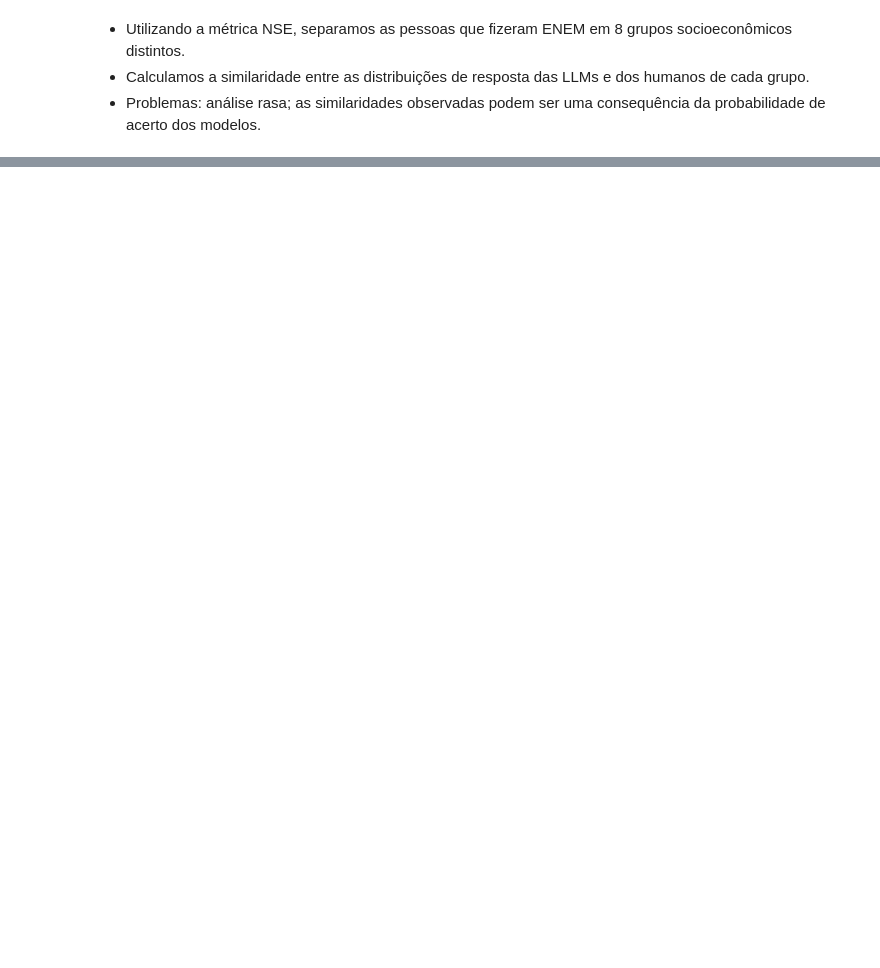
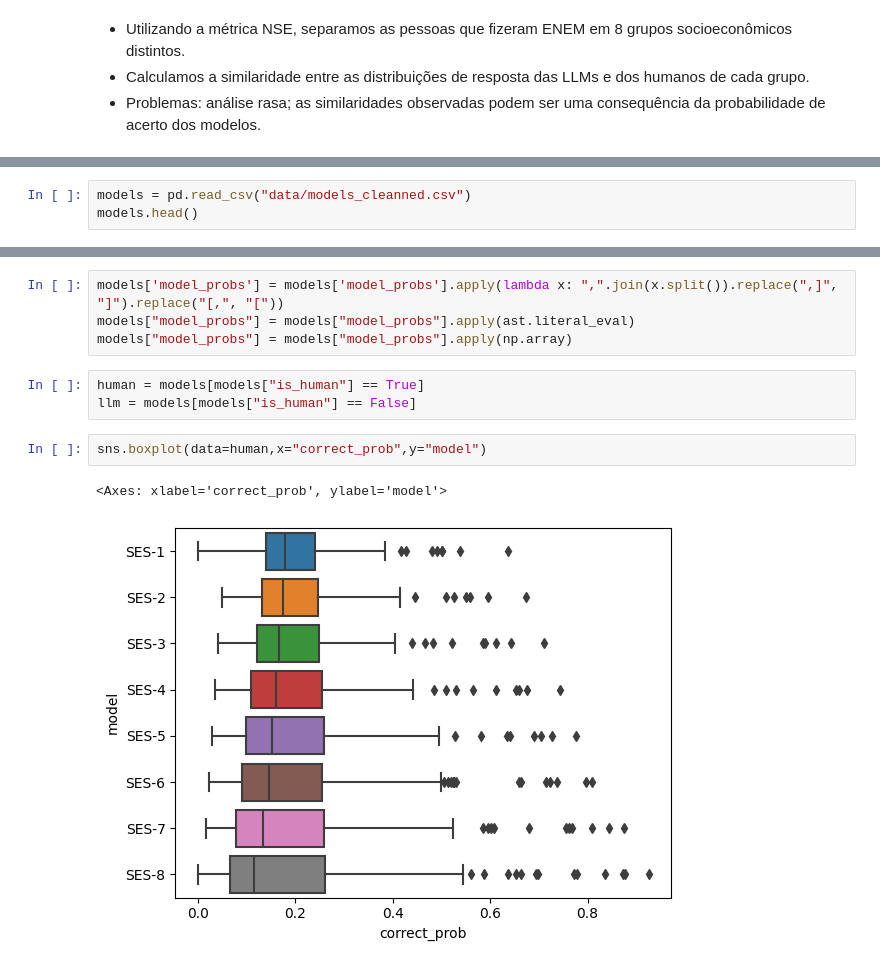
Before and after one commit to IgorJoaquimn/LLMs-on-ENEM-Aies, a Jupyter notebook: correlation and regression analysis/compare humans(race) and models final.ipynb, the cells around one changed output, grey strips where cells are left out. Cells and saved outputs as stored; diff of their text form; blank space fills up the shorter version.

Commit message:
Added correlation analysis, gabarito and cleaned the models csvs

```diff
--- a/correlation and regression analysis/compare humans(race) and models final.ipynb
+++ b/correlation and regression analysis/compare humans(race) and models final.ipynb
@@ -368,0 +19,3 @@ plt.show()
+# %%
+models = pd.read_csv("data/models_cleanned.csv")
+models.head()
@@ -368,0 +29,12 @@ plt.show()
+# %%
+models['model_probs'] = models['model_probs'].apply(lambda x: ",".join(x.split()).replace(",]", "]").replace("[,", "["))
+models["model_probs"] = models["model_probs"].apply(ast.literal_eval)
+models["model_probs"] = models["model_probs"].apply(np.array)
+# %%
+human = models[models["is_human"] == True]
+llm = models[models["is_human"] == False]
+# %%
+sns.boxplot(data=human,x="correct_prob",y="model")
+# %% [output]
+<Axes: xlabel='correct_prob', ylabel='model'>
+[figure, added]
```
Also changed, not shown: parts of 46 cells of this notebook, 3 other files.
